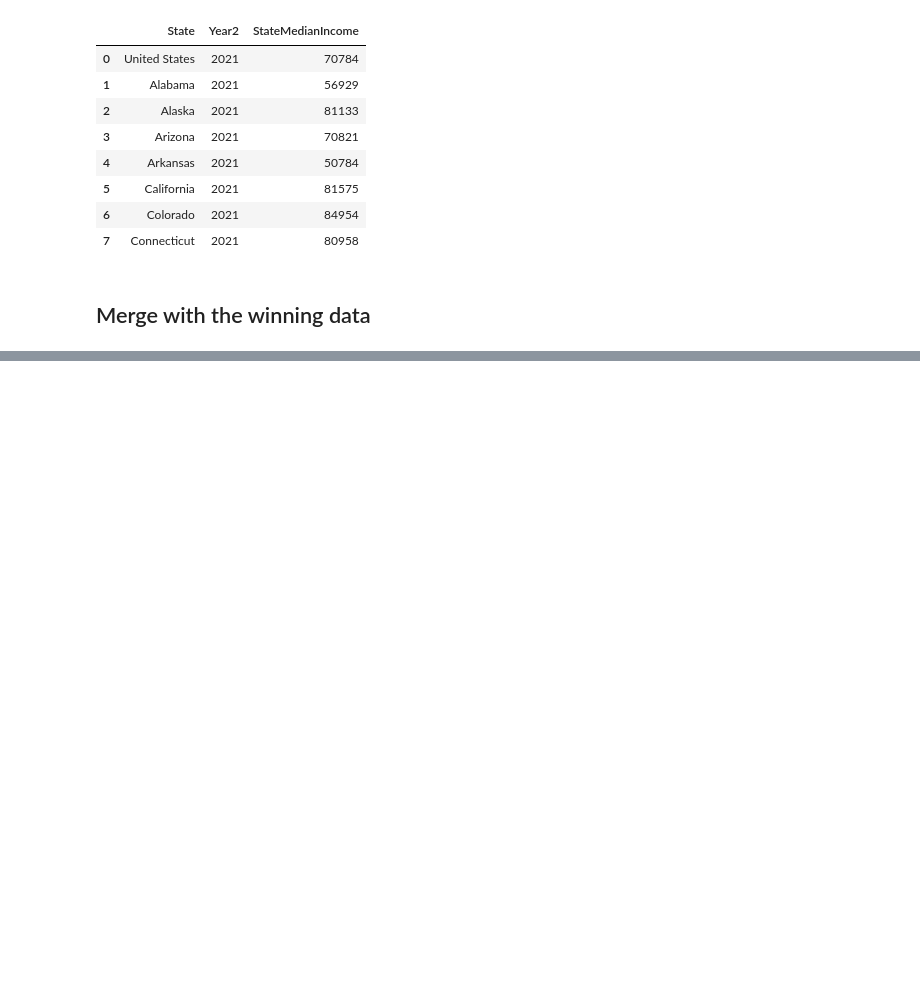
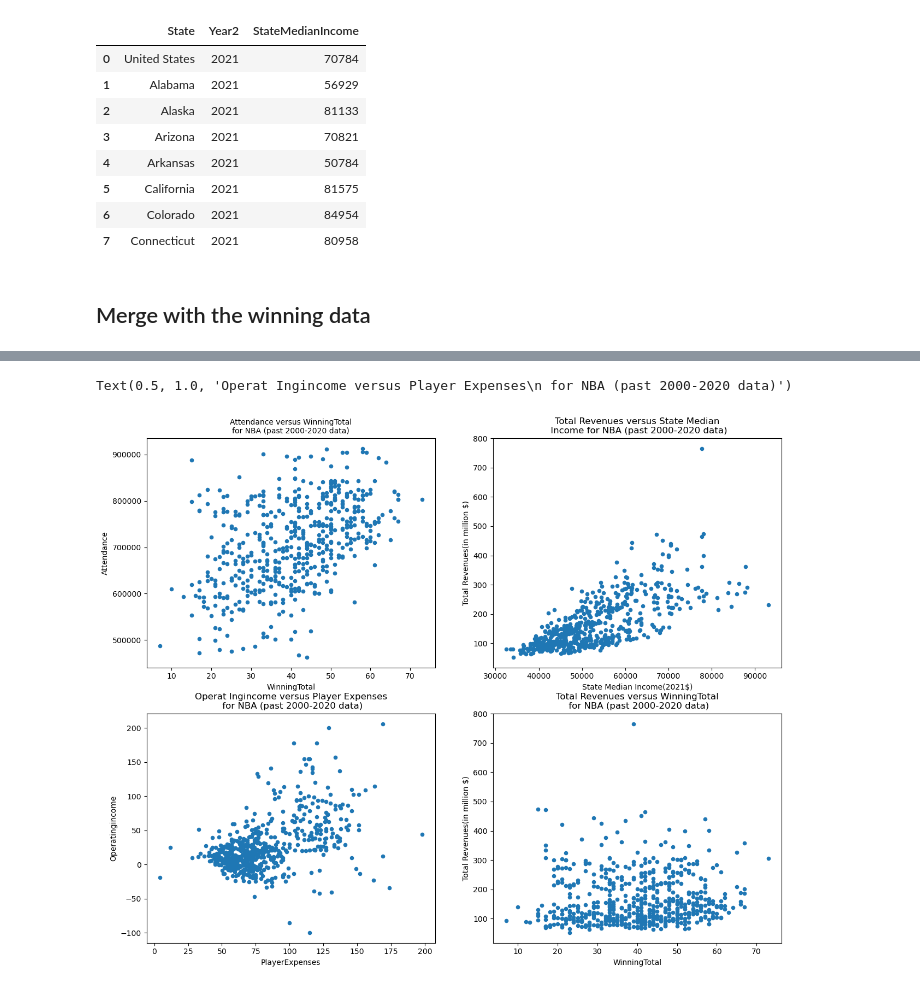
Before and after one commit to XinyangNick/ECO353-Project-1, a Jupyter notebook: ECO353P1.ipynb, the cells around one changed output, grey strips where cells are left out. Drawn from its saved outputs; the diff is of its cells as text; code cells hidden in the pictures; blank space fills up the shorter version.

```diff
--- a/ECO353P1.ipynb
+++ b/ECO353P1.ipynb
@@ -337,0 +361,2 @@ Final_Full_data.to_csv('NBATeamData.csv')
+# %%
+GS_Warrior = Final_Full_data.set_index(['Team', 'Year']).loc['Golden State Warriors', :]
@@ -337,0 +421,28 @@ Final_Full_data.to_csv('NBATeamData.csv')
+# %%
+fig, ax = plt.subplots(2, 2, figsize=(15, 12))
+
+x='WinningTotal'
+y='Attendance'
+
+Final_Full_data.plot(ax=ax[0,0], kind='scatter', x=x, y=y)
+ax[0,0].set_xlabel(x)
+ax[0,0].set_ylabel(y)
+ax[0,0].set_title(y + ' versus ' + x + '\nfor NBA (past 2000-2020 data)', fontsize=10)
+
+Final_Full_data.plot(ax=ax[0,1], kind='scatter', x='StateMedianIncome(2021$)', y='TotalRevenues')
+ax[0,1].set_xlabel('State Median Income(2021$)')
+ax[0,1].set_ylabel('Total Revenues(in million $)')
+ax[0,1].set_title('Total Revenues versus State Median\n Income for NBA (past 2000-2020 data)')
+
+Final_Full_data.plot(ax=ax[1,1], kind='scatter', x='WinningTotal', y='TotalRevenues')
+ax[1,1].set_xlabel('WinningTotal')
+ax[1,1].set_ylabel('Total Revenues(in million $)')
+ax[1,1].set_title('Total Revenues versus WinningTotal\n for NBA (past 2000-2020 data)')
+
+Final_Full_data.plot(ax=ax[1,0], kind='scatter', x='PlayerExpenses', y='Operatingincome')
+ax[1,0].set_xlabel('PlayerExpenses')
+ax[1,0].set_ylabel('Operatingincome')
+ax[1,0].set_title('Operat Ingincome versus Player Expenses\n for NBA (past 2000-2020 data)')
+# %% [output]
+Text(0.5, 1.0, 'Operat Ingincome versus Player Expenses\n for NBA (past 2000-2020 data)')
+[figure, added]
```
Also changed, not shown: parts of 10 cells of this notebook, 3 other files.
